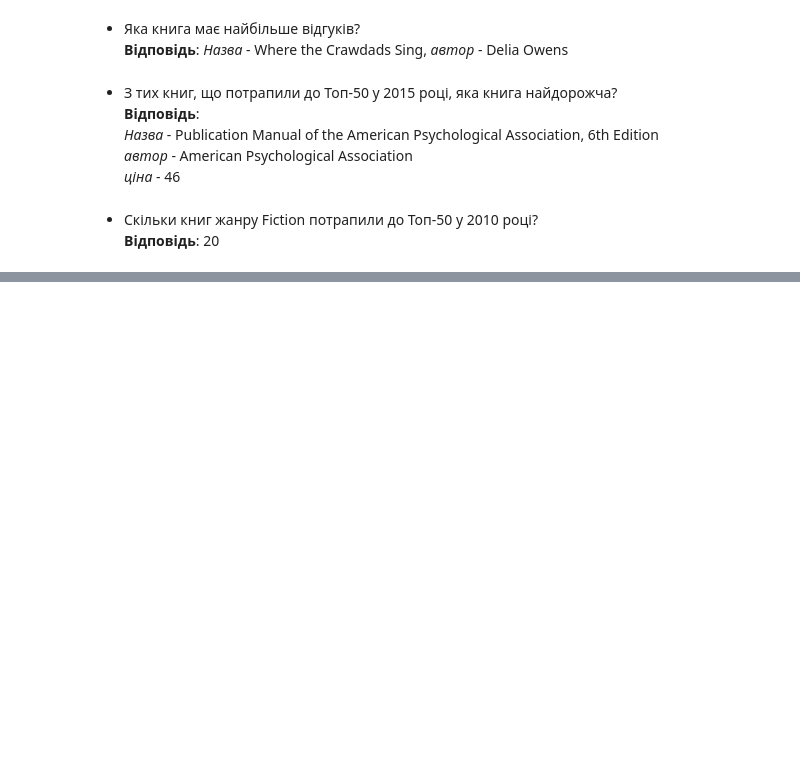
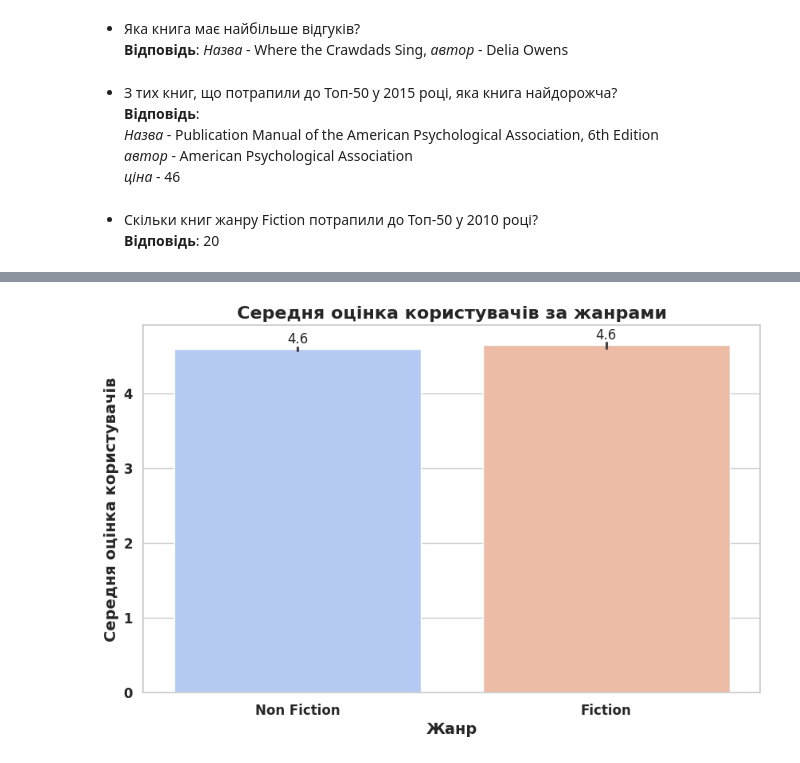
Before and after one commit to OleksiyM/Data_Science, a Jupyter notebook: Module_02/Hw2.3.ipynb, the cells around one changed output, grey strips where cells are left out. Saved outputs shown, nothing was run; the diff lists cells and outputs as text; code cells hidden in the pictures; blank space fills up the shorter version.

```diff
--- a/Module_02/Hw2.3.ipynb
+++ b/Module_02/Hw2.3.ipynb
@@ -200,0 +379,22 @@ print(f'* Який автор перший у списку? Відповідь:'
+# %%
+plt.figure(figsize=(10, 6))
+barplot = sns.barplot(x='genre', y='user_rating', hue='genre', data=df, palette='coolwarm')
+# plt.title('Average User Rating by Genre', fontsize=16, fontweight='bold')
+# plt.xlabel('Genre', fontsize=14, fontweight='bold')
+# plt.ylabel('Average User Rating', fontsize=14, fontweight='bold')
+plt.title('Середня оцінка користувачів за жанрами', fontsize=16, fontweight='bold')
+plt.xlabel('Жанр', fontsize=14, fontweight='bold')
+plt.ylabel('Середня оцінка користувачів', fontsize=14, fontweight='bold')
+
+plt.xticks(fontsize=12, fontweight='bold')
+plt.yticks(fontsize=12, fontweight='bold')
+
+for p in barplot.patches:
+    barplot.annotate(format(p.get_height(), '.1f'),
+                     (p.get_x() + p.get_width() / 2., p.get_height()),
+                     ha = 'center', va = 'center',
+                     xytext = (0, 9),
+                     textcoords = 'offset points')
+plt.show()
+# %% [output]
+[figure, added]
```
Also changed, not shown: parts of 29 cells of this notebook.
